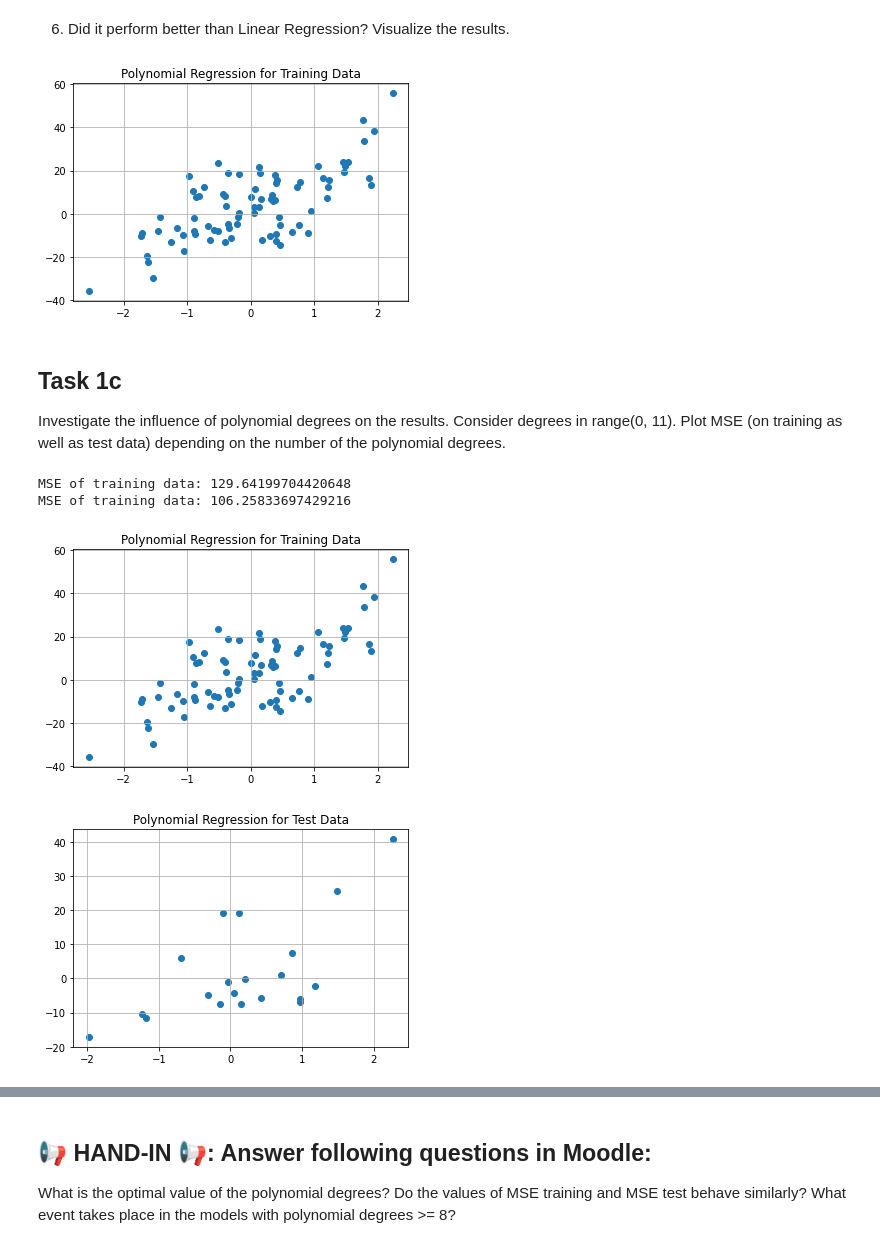
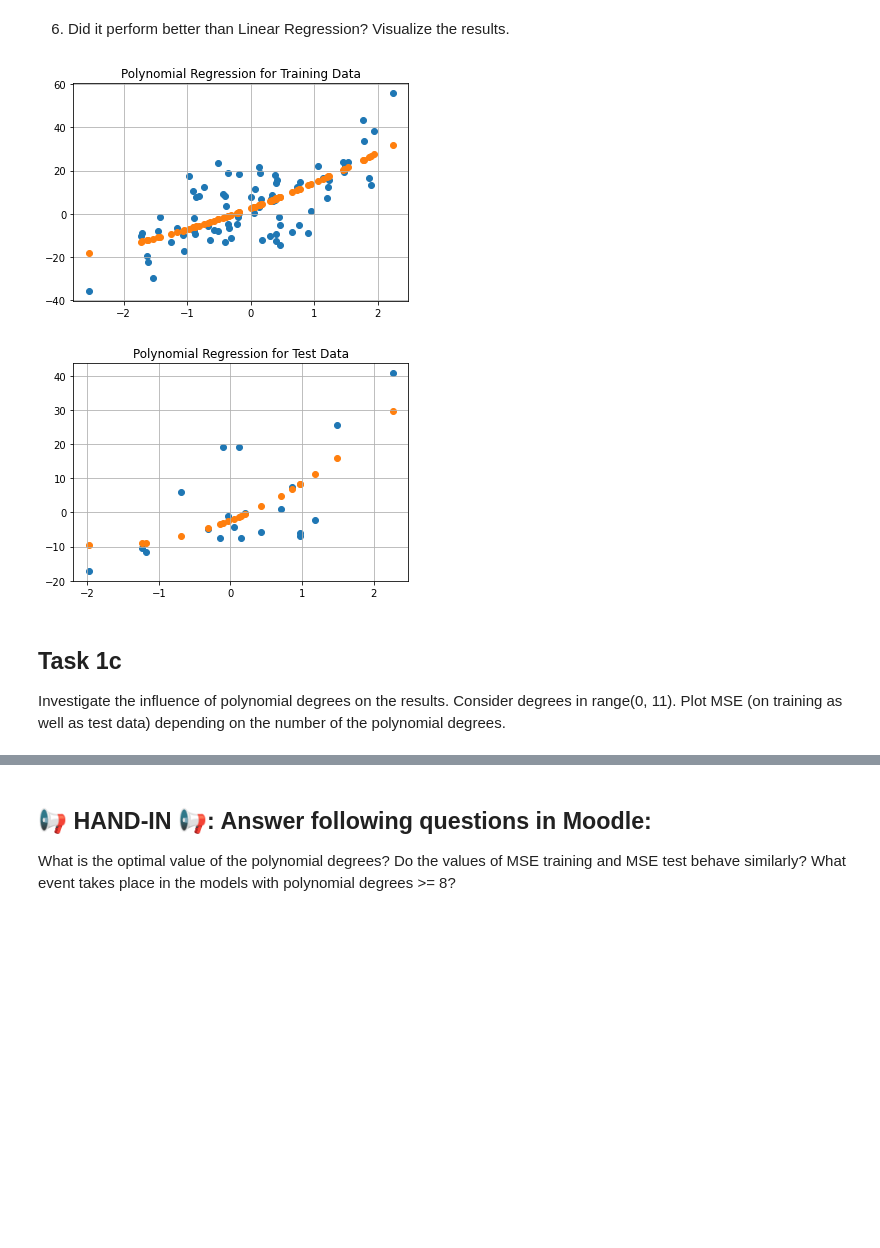
Before and after one commit to ArmandoShala/mldm_hs22, a Jupyter notebook: labs/L04_Polynomial_and_Logistic_Regression_LAB_ASSIGNMENT.ipynb, the cells around one changed output, grey strips where cells are left out. Drawn from its saved outputs; the diff is of its cells as text; code cells hidden in the pictures; blank space fills up the shorter version.

```diff
--- a/labs/L04_Polynomial_and_Logistic_Regression_LAB_ASSIGNMENT.ipynb
+++ b/labs/L04_Polynomial_and_Logistic_Regression_LAB_ASSIGNMENT.ipynb
@@ -127,54 +131,19 @@ MSE of training data: 106.25833697429216
 # %% [markdown]
 6. Did it perform better than Linear Regression? Visualize the results.
-# %%
-plt.figure(3)
-plt.title("Polynomial Regression for Training Data")
-plt.scatter(X_train, y_train)
-plt.grid()
-plt.show()
-
-# plt.figure(4)
-# plt.title("Polynomial Regression for Test Data")
-# plt.scatter(transformed_test, y_test)
-# plt.plot(X_test, predict_polynomial_data_test, color='red')
-# plt.grid()
-# plt.show()
-# %% [output]
-[figure, removed]
+# %%
+def plot1b(figNumb, title, x_data, y_data, y_predict):
+    plt.figure(figNumb)
+    plt.title(title)
+    plt.scatter(x_data, y_data)
+    plt.scatter(x_data, y_predict)
+    plt.grid()
+    plt.show()
+
+plot1b(3, "Polynomial Regression for Training Data", X_train, y_train, predict_polynomial_data_train)
+plot1b(4, "Polynomial Regression for Test Data", X_test, y_test, predict_polynomial_data_test)
+# %% [output]
+[figure, added]
+[figure, added]
 # %% [markdown]
 ## Task 1c
 Investigate the influence of polynomial degrees on the results. Consider degrees in range(0, 11). Plot MSE (on training as well as test data) depending on the number of the polynomial degrees.
-# %%
-def plot_polynomial_degree(degree):
-    poly = PolynomialFeatures(degree=degree)
-    transformed_train = poly.fit_transform(X_train)
-    lr_polynomial_data_train = LinearRegression().fit(transformed_train, y_train)
-    predict_polynomial_data_train = lr_polynomial_data_train.predict(transformed_train)
-    mse_train_poly = mean_squared_error(y_train, predict_polynomial_data_train)
-
-    transformed_test = poly.fit_transform(X_test)
-    lr_polynomial_data_test = LinearRegression().fit(transformed_test, y_test)
-    predict_polynomial_data_test = lr_polynomial_data_test.predict(transformed_test)
-    mse_test_poly = mean_squared_error(y_test, predict_polynomial_data_test)
-
-    print(f"MSE of training data: {mse_train_poly}")
-    print(f"MSE of training data: {mse_test_poly}")
-
-    plt.figure(3)
-    plt.title("Polynomial Regression for Training Data")
-    plt.scatter(X_train, y_train)
-    plt.grid()
-    plt.show()
-
-    plt.figure(4)
-    plt.title("Polynomial Regression for Test Data")
-    plt.scatter(X_test, y_test)
-    plt.grid()
-    plt.show()
-
-plot_polynomial_degree(2)
-# %% [output]
-MSE of training data: 129.64199704420648
-MSE of training data: 106.25833697429216
-[figure, removed]
-[figure, removed]
```
Also changed, not shown: parts of 19 cells of this notebook.
